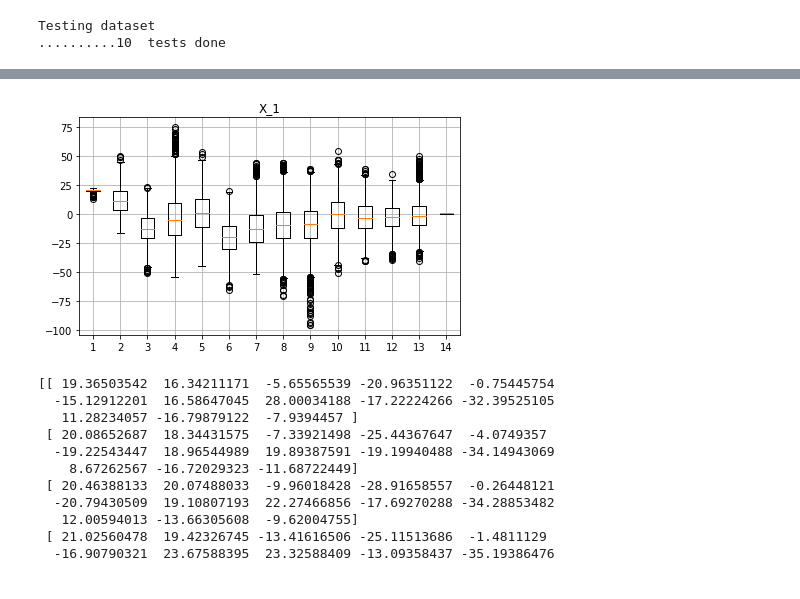
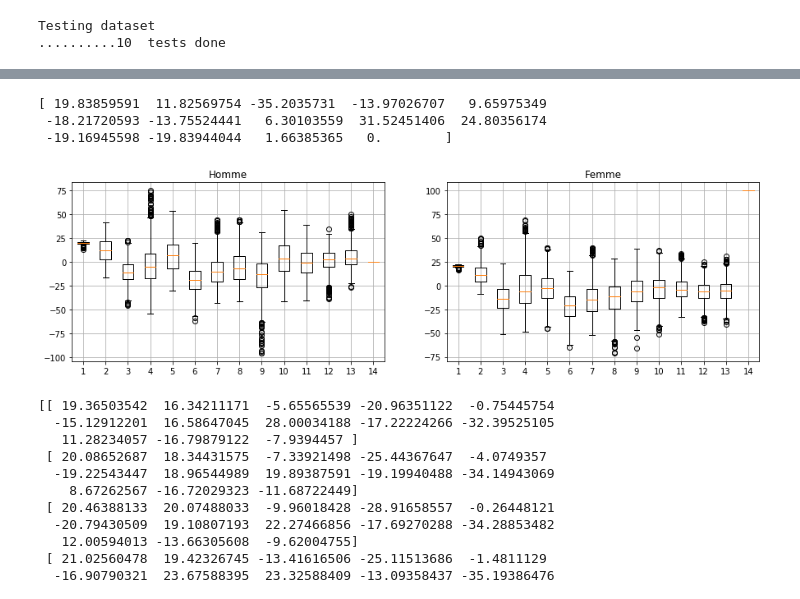
Before and after one commit to dbnsky/MLG_PW2-NeuralNetworks-SupervisedLearning, a Jupyter notebook: example_mfcc.ipynb, the cells around one changed output, grey strips where cells are left out. Saved outputs shown, nothing was run; the diff lists cells and outputs as text; code cells hidden in the pictures.

Commit message:
homme-femmme

```diff
--- a/example_mfcc.ipynb
+++ b/example_mfcc.ipynb
@@ -176,11 +134,27 @@ for row in dataset:
+# %%
+datasetH = np.array([], dtype=float).reshape(0,14)
+datasetF = np.array([], dtype=float).reshape(0,14)
+
+datasetH = np.vstack((datasetH, dataset[dataset[:,13] == 0]))
+datasetF = np.vstack((datasetF, dataset[dataset[:,13] == 100]))
+
+print(datasetH[0])
+# %% [output]
+[ 19.83859591  11.82569754 -35.2035731  -13.97026707   9.65975349
+ -18.21720593 -13.75524441   6.30103559  31.52451406  24.80356174
+ -19.16945598 -19.83944044   1.66385365   0.        ]
 # %%
 pl.figure(figsize=(15,4))
 pl.subplot(1,2,1)
-pl.boxplot(dataset)
-pl.title('X_1')
+pl.boxplot(datasetH)
+pl.title('Homme')
 pl.grid()
+pl.subplot(1,2,2)
+pl.boxplot(datasetF)
+pl.title('Femme')
+pl.grid()
 # %% [output]
-[figure, old version]
+[figure, new version]
 # %%
 from python_speech_features import mfcc
 # %%
```
Also changed, not shown: parts of 3 cells of this notebook.
